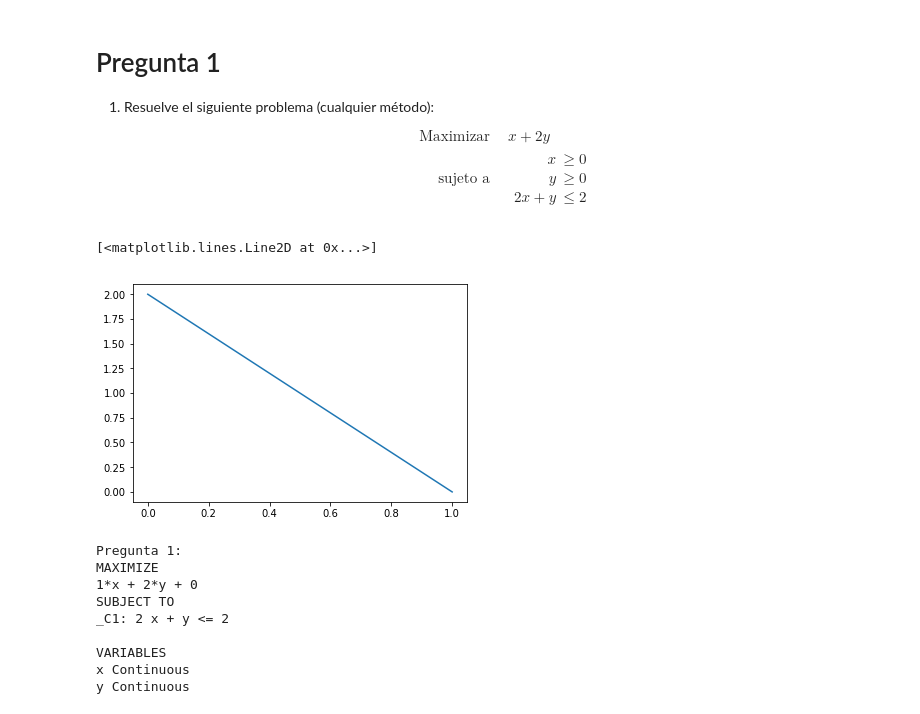
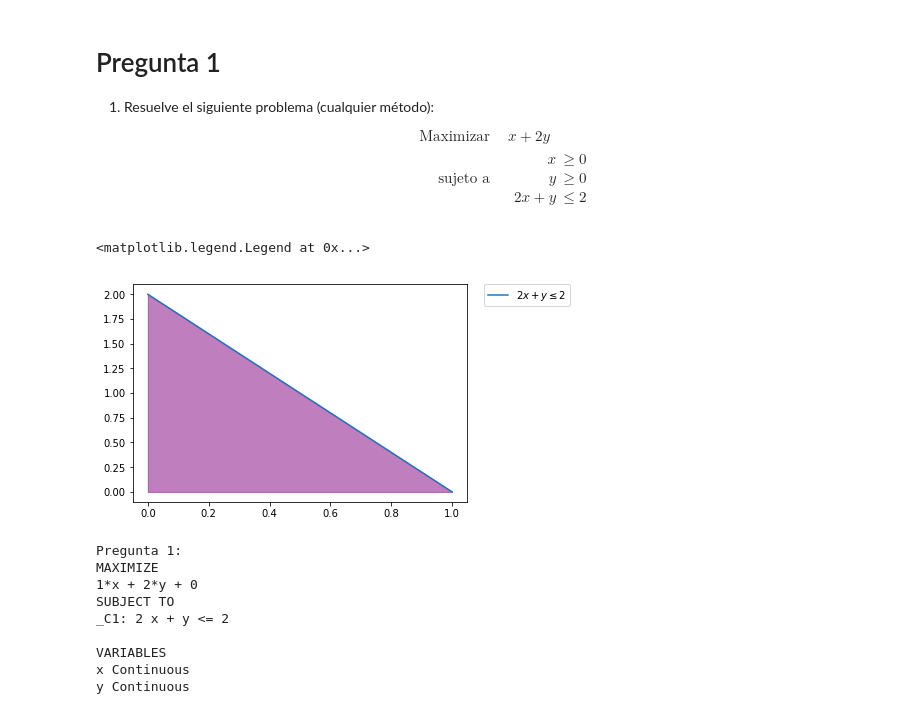
Before and after one commit to abigail0111/programaci-n_lineal, a Jupyter notebook: EXAMEN.ipynb, the cells around one changed output. Saved outputs shown, nothing was run; the diff lists cells and outputs as text; code cells hidden in the pictures.

```diff
--- a/EXAMEN.ipynb
+++ b/EXAMEN.ipynb
@@ -16,16 +16,21 @@
 # %%
 import numpy as np
 import matplotlib.pyplot as plt
 %matplotlib inline
 
 
 x = np.linspace(0, 1, 200)
 y = 2 - 2*x
 
+
+
 plt.plot(x, y, label=r'$2x+y\leq2$')
+
+plt.fill_between(x, y,  color='purple', alpha=0.5)
+plt.legend(bbox_to_anchor=(1.05, 1), loc=2, borderaxespad=0.)
 # %% [output]
-[<matplotlib.lines.Line2D at 0x...>]
+<matplotlib.legend.Legend at 0x...>
-[figure, old version]
+[figure, new version]
 # %%
 from pulp import *
 x = LpVariable("x", 0)
```
Also changed, not shown: parts of 3 cells of this notebook.
